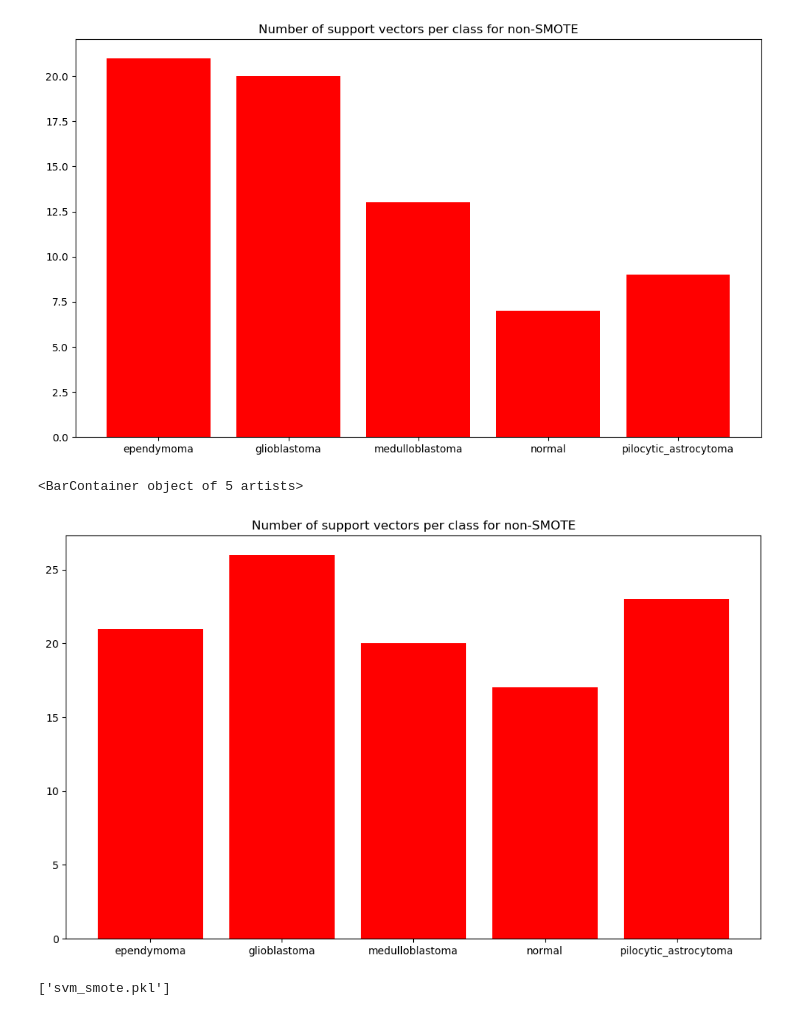
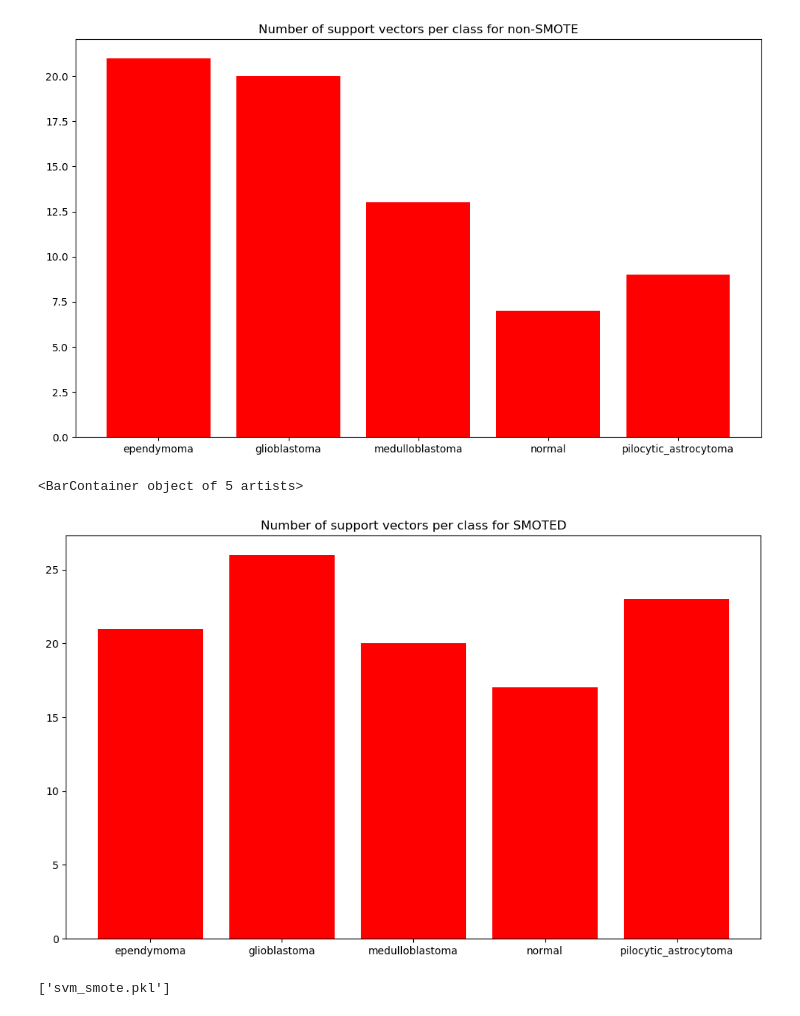
Before and after one commit to MATF-istrazivanje-podataka-1/2023_Data_Mining_Brain_cancer_Dataset, a Jupyter notebook: Classification/SVM.ipynb, the cells around one changed output. Cells and saved outputs as stored; diff of their text form; code cells hidden in the pictures.

```diff
--- a/Classification/SVM.ipynb
+++ b/Classification/SVM.ipynb
@@ -150,10 +150,10 @@ plt.bar(df['type'].unique(), num_supp_NO_SMOTE, color = 'red')
 # %%
 num_supp_SMOTE = estimator_SMOTE.best_estimator_.n_support_
 plt.figure(figsize=(12,7))
-plt.title("Number of support vectors per class for non-SMOTE")
+plt.title("Number of support vectors per class for SMOTED")
 plt.bar(df['type'].unique(), num_supp_SMOTE, color = 'red')
 # %% [output]
 <BarContainer object of 5 artists>
-[figure, old version]
+[figure, new version]
 # %%
 dump(estimator_NO_SMOTE.best_estimator_, 'svm_no_smote.pkl')
```
Also changed, not shown: parts of 1 cell of this notebook, 8 other files.
